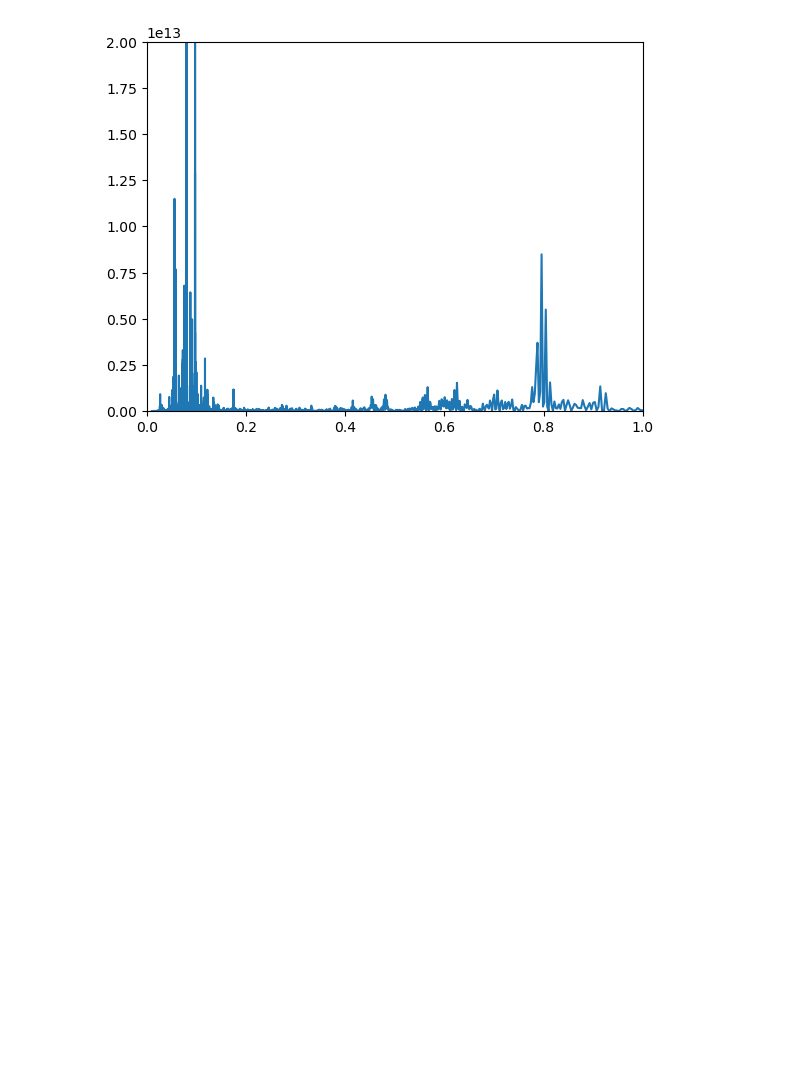
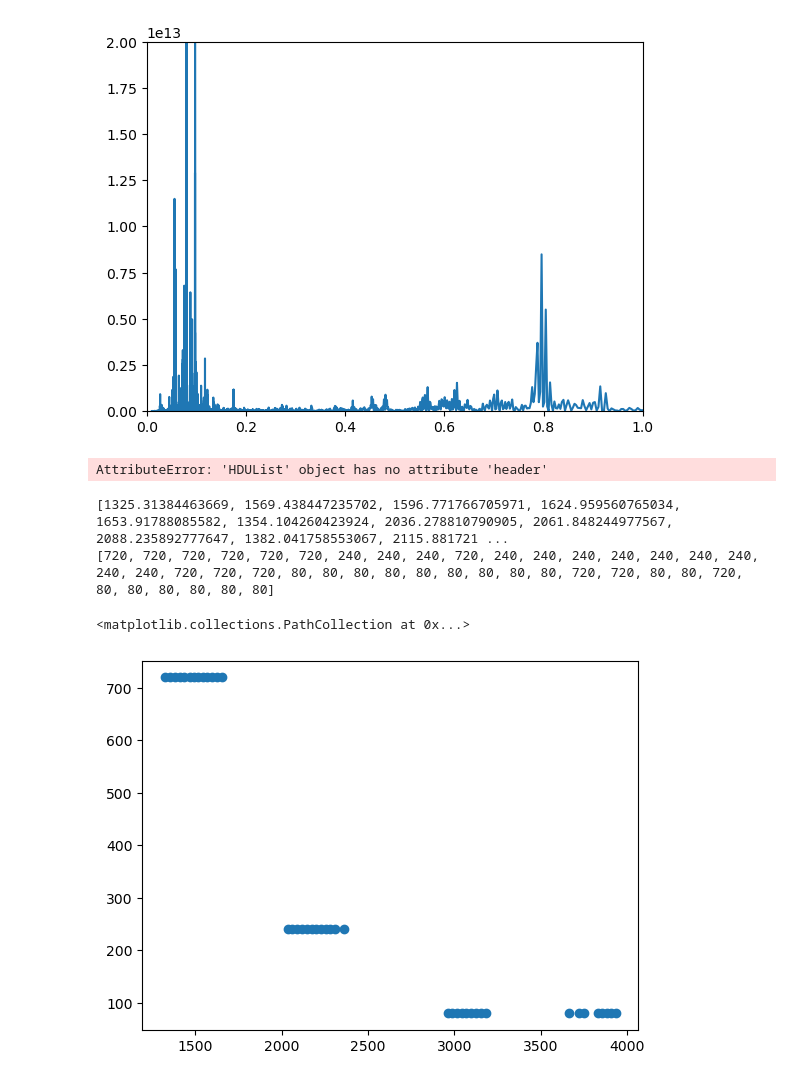
Before and after one commit to Professor-64/SPB-astroseismology, a Jupyter notebook: dataSPB1.ipynb, the cells around one changed output. Drawn from its saved outputs; the diff is of its cells as text; code cells hidden in the pictures; blank space fills up the shorter version.

```diff
--- a/dataSPB1.ipynb
+++ b/dataSPB1.ipynb
@@ -293,3 +312,40 @@ plt.ylim(0,0.2e14)
 plt.show()
 # %% [output]
 [figure]
+# %%
+import pickle
+import numpy as np
+
+TIC = 177162802
+sector = 3
+
+picklefile = f'./spbstars/processed_spb1/tic{TIC}_sec{sector}_corrected.pickle'
+
+with open(picklefile, "rb") as f:
+    info = pickle.load(f)
+# %%
+from astropy.io import fits
+from pathlib import Path
+
+hduls = [fits.open(file) for file in Path ('./spbstars/spb1/').glob(f'tic{TIC}_sec*.fits')]
+
+hduls[1].header
+# %% [output]
+AttributeError: 'HDUList' object has no attribute 'header'
+# %%
+x = []
+y = []
+for hdul in hduls:
+    x.append(hdul[0].header["TSTART"])
+    y.append(hdul[1].header["NREADOUT"])
+
+print(x)
+print(y)
+# %% [output]
+[1325.31384463669, 1569.438447235702, 1596.771766705971, 1624.959560765034, 1653.91788085582, 1354.104260423924, 2036.278810790905, 2061.848244977567, 2088.235892777647, 1382.041758553067, 2115.881721 ...
+[720, 720, 720, 720, 720, 720, 240, 240, 240, 720, 240, 240, 240, 240, 240, 240, 240, 240, 240, 720, 720, 720, 80, 80, 80, 80, 80, 80, 80, 80, 80, 720, 720, 80, 80, 720, 80, 80, 80, 80, 80, 80]
+# %%
+plt.scatter(x,y)
+# %% [output]
+<matplotlib.collections.PathCollection at 0x...>
+[figure, added]
```
Also changed, not shown: parts of 9 cells of this notebook, 4 other files.
